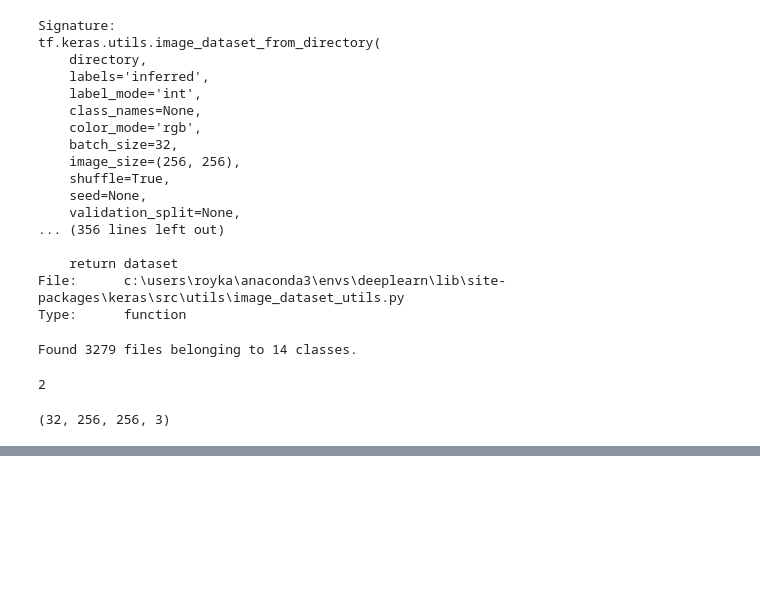
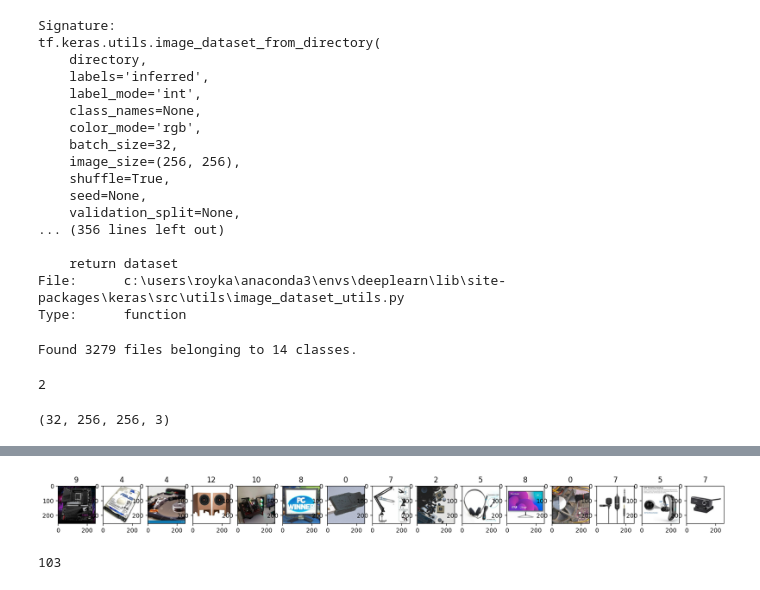
Before and after one commit to kabilraya/accessoriesclassify, a Jupyter notebook: hello.ipynb, the cells around one changed output, grey strips where cells are left out. Saved outputs shown, nothing was run; the diff lists cells and outputs as text; code cells hidden in the pictures; blank space fills up the shorter version.

Commit message:
Scaling And Splitting

```diff
--- a/hello.ipynb
+++ b/hello.ipynb
@@ -118,0 +121,3 @@ for idx,img in enumerate(batch[0][:15]):
+# %%
+#Scaling the data
+data = data.map(lambda x,y: (x/255, y)) #x->image y->labels
@@ -118,0 +144,4 @@ for idx,img in enumerate(batch[0][:15]):
+# %%
+scaled_iterator = data.as_numpy_iterator()
+# %%
+batch = scaled_iterator.next()
@@ -118,0 +172,11 @@ for idx,img in enumerate(batch[0][:15]):
+# %%
+fig , ax = plt.subplots(ncols = 15 , figsize=(20,20))
+for idx,img in enumerate(batch[0][:15]):
+    ax[idx].imshow(img)
+    ax[idx].title.set_text(batch[1][idx])
+# %% [output]
+[figure, added]
+# %%
+len(data)
+# %% [output]
+103
```
Also changed, not shown: parts of 7 cells of this notebook.
